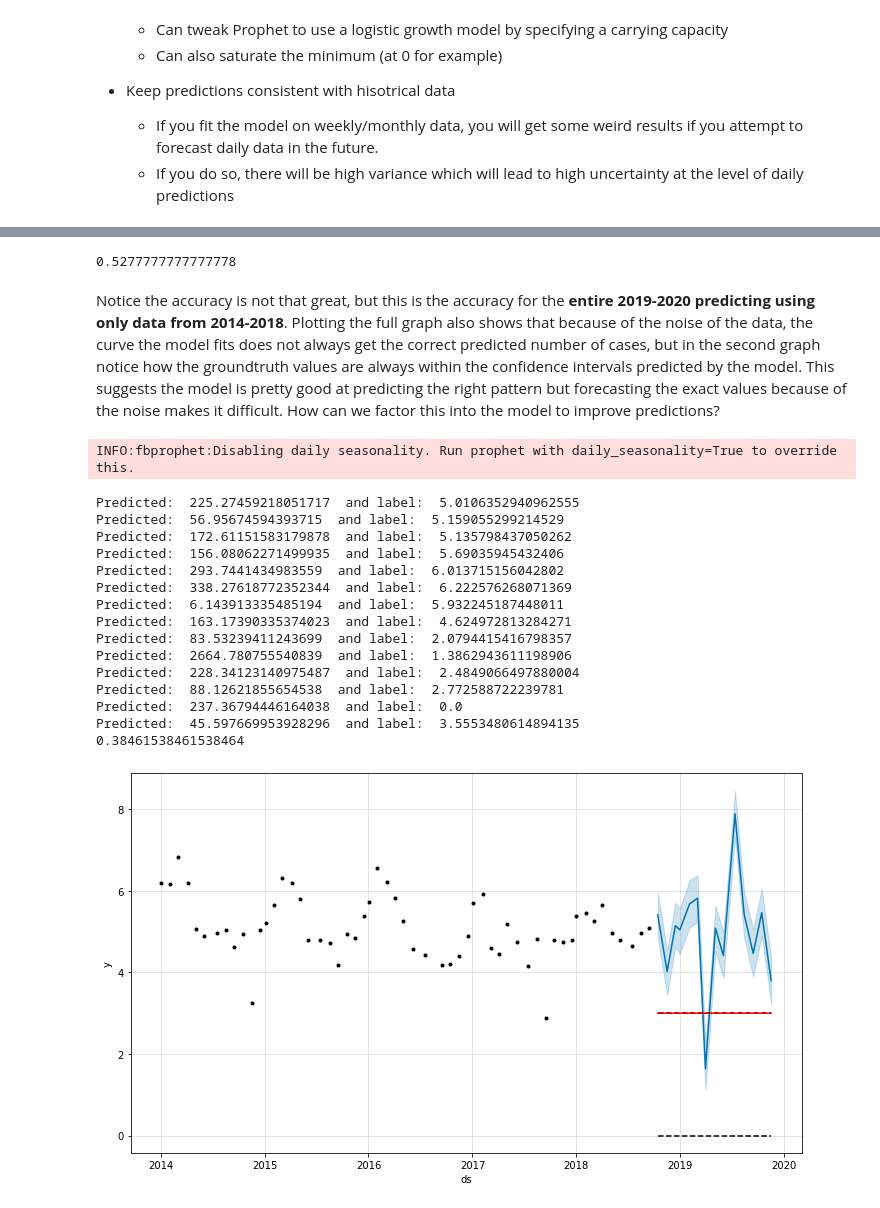
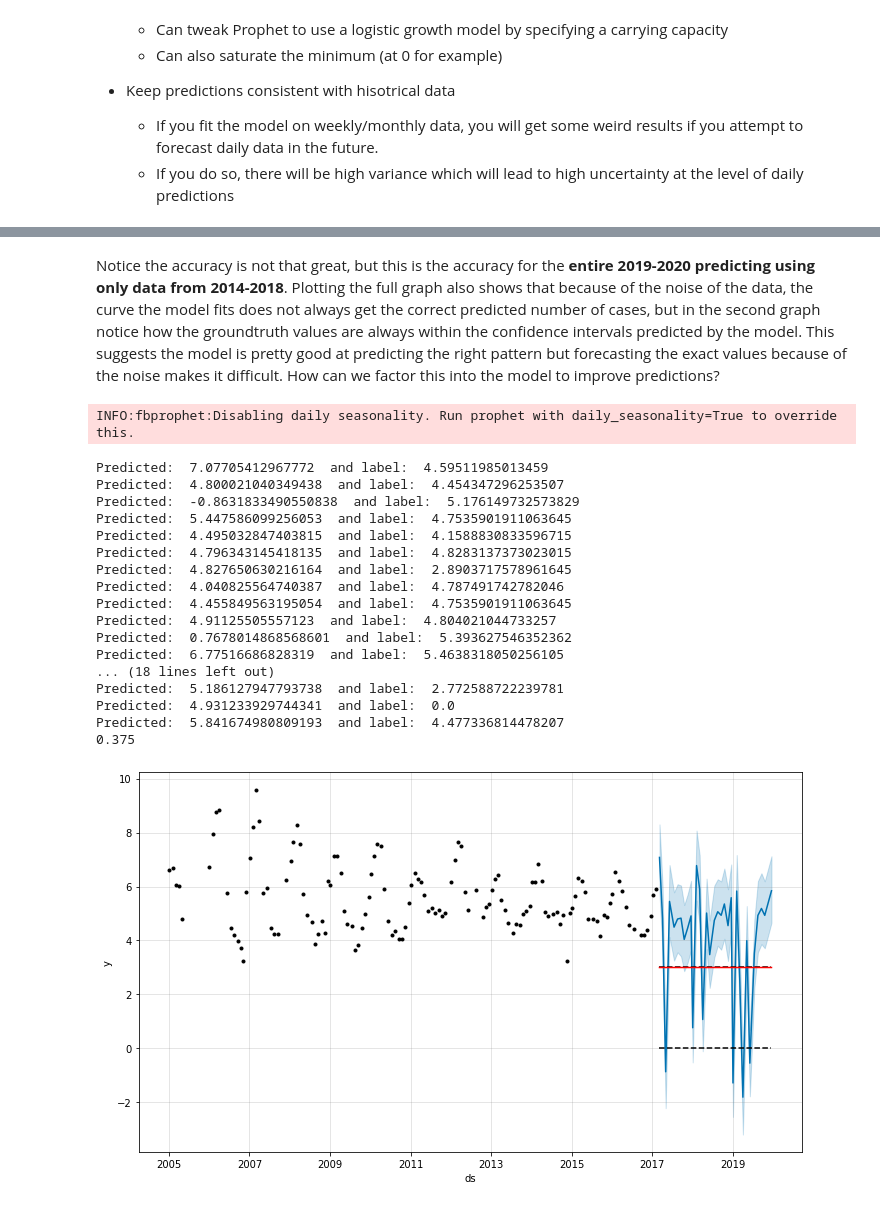
Before and after one commit to amirgamil/Meningitis-Analysis, a Jupyter notebook: Code/Autoregressive Models.ipynb, the cells around one changed output, grey strips where cells are left out. Saved outputs shown, nothing was run; the diff lists cells and outputs as text; code cells hidden in the pictures.

Commit message:
Auto-arima + prophet models

```diff
--- a/Code/Autoregressive Models.ipynb
+++ b/Code/Autoregressive Models.ipynb
@@ -80,6 +78,17 @@ burkina_thresholds = thresholds_weekly_data[1]
 # %%
 #Start by looking at Burkina Faso
 burkina_faso = data.loc[data["Country"] == 1]
+#Data must be positive for a box-cox transformation, so add a small step to all datapoints
+burkina_faso["Cases"] += 1e-5
+
+#transform the input data using a Box-Cox transformation
+cases_values = burkina_faso["Cases"].values
+cases_values, _ = stats.boxcox(cases_values)
+burkina_faso["Cases"] = cases_values
+_, burkina_thresholds = time_series_to_dict(burkina_faso, thresholds_needed=True)
+
+print(burkina_thresholds)
+
 burkina_states = burkina_faso["State"]
 burkina_states = burkina_states.reset_index(drop=True)
 burkina_faso = burkina_faso.drop(columns=["Country", "Deaths", "Summary", "State", "Bordering Countries"])
@@ -377,9 +400,11 @@ Important aspects of model that may need to be tweaked
     * If you fit the model on weekly/monthly data, you will get some weird results if you attempt to forecast daily data in the future.
     * If you do so, there will be high variance which will lead to high uncertainty at the level of daily predictions
 # %%
-m = Prophet(changepoint_range=0.8, changepoint_prior_scale=0.7, seasonality_mode = "additive")
+m = Prophet()
 burkina_faso_prophet = burkina_faso.reset_index()
 burkina_faso_prophet = burkina_faso_prophet.rename(columns={"Date":"ds", "Cases":"y"})
+print(separation)
+print(burkina_faso_prophet)
 train_burkina = burkina_faso_prophet[:separation]
 test_burkina = burkina_faso_prophet[separation:]
 test_burkina = test_burkina.drop(columns=["y"])
@@ -420,23 +475,19 @@ def check_weekly_accuracy():
     print(correct/len(forecast))
 
 
-def check_monthly_accuracy():
+def check_monthly_accuracy(forecast):
     correct = 0
     num = 0
     for i in range(len(forecast)):
         date = forecast.loc[i]["ds"]
         predicted = forecast.loc[forecast["ds"] == date, "yhat"].item()
         groundtruth = burkina_faso_month.loc[burkina_faso_month["ds"] == date, "y"].item()
-        print("Predicted: ", math.exp(predicted) + 1, " and label: ", groundtruth)
+        print("Predicted: ", predicted , " and label: ", groundtruth)
+
         if bool(groundtruth) and abs(groundtruth - predicted)/groundtruth < 0.1:
             correct += 1
         num += bool(groundtruth)
     print(correct/num)
-
-
-check_weekly_accuracy()
-# %% [output]
-0.5277777777777778
 # %% [markdown]
 Notice the accuracy is not that great, but this is the accuracy for the **entire 2019-2020 predicting using only data from 2014-2018**. Plotting the full graph also shows that because of the noise of the data, the curve the model fits does not always get the correct predicted number of cases, but in the second graph notice how the groundtruth values are always within the confidence intervals predicted by the model. This suggests the model is pretty good at predicting the right pattern but forecasting the exact values because of the noise makes it difficult. How can we factor this into the model to improve predictions?
 # %%
@@ -445,47 +496,49 @@ burkina_faso_month["y"] = burkina_faso_month["y"].apply(lambda x: math.log(x+1))
 # %%
 #Testing on monthly data
 
 burkina_faso_month["floor"] = 0
 burkina_faso_month["cap"] = 3
 #Add 1 to prevent log(0)
 
 separation_month = int(0.8 * len(burkina_faso_month))
 
 train_burkina_month = burkina_faso_month[:separation_month]
 test_burkina_month = burkina_faso_month[separation_month:]
 test_burkina_month = test_burkina_month.drop(columns=["y"])
 test_burkina_month = test_burkina_month.reset_index(drop=True)
 model = Prophet(growth = "logistic", seasonality_mode = "additive", weekly_seasonality=False, \
                changepoint_prior_scale=0.3, yearly_seasonality=False).add_seasonality(
                                                                     name="monthly",
                                                                     period=30.5,
                                                                     fourier_order=3).add_seasonality(
                                                                     name="yearly",
                                                                     period=365.25,
                                                                     fourier_order=10)
 model.fit(train_burkina_month)
 #check if monthly forecasts differ to initial (since recall data contains datapoints that span both weekly and monthly)
 #timeframes
 forecast = model.predict(test_burkina_month)
 fig3 = model.plot(forecast)
 a3 = add_changepoints_to_plot(fig3.gca(), model, forecast)
 model_comp = model.plot_components(forecast)
-check_monthly_accuracy()
+check_monthly_accuracy(forecast)
 # %% [output]
 INFO:fbprophet:Disabling daily seasonality. Run prophet with daily_seasonality=True to override this.
-Predicted:  225.27459218051717  and label:  5.0106352940962555
-Predicted:  56.95674594393715  and label:  5.159055299214529
-Predicted:  172.61151583179878  and label:  5.135798437050262
-Predicted:  156.08062271499935  and label:  5.69035945432406
-Predicted:  293.7441434983559  and label:  6.013715156042802
-Predicted:  338.27618772352344  and label:  6.222576268071369
-Predicted:  6.143913335485194  and label:  5.932245187448011
-Predicted:  163.17390335374023  and label:  4.624972813284271
-Predicted:  83.53239411243699  and label:  2.0794415416798357
-Predicted:  2664.780755540839  and label:  1.3862943611198906
-Predicted:  228.34123140975487  and label:  2.4849066497880004
-Predicted:  88.12621855654538  and label:  2.772588722239781
-Predicted:  237.36794446164038  and label:  0.0
-Predicted:  45.597669953928296  and label:  3.5553480614894135
-0.38461538461538464
+Predicted:  7.07705412967772  and label:  4.59511985013459
+Predicted:  4.800021040349438  and label:  4.454347296253507
+Predicted:  -0.8631833490550838  and label:  5.176149732573829
+Predicted:  5.447586099256053  and label:  4.7535901911063645
+Predicted:  4.495032847403815  and label:  4.1588830833596715
+Predicted:  4.796343145418135  and label:  4.8283137373023015
+Predicted:  4.827650630216164  and label:  2.8903717578961645
+Predicted:  4.040825564740387  and label:  4.787491742782046
+Predicted:  4.455849563195054  and label:  4.7535901911063645
+Predicted:  4.91125505557123  and label:  4.804021044733257
+Predicted:  0.7678014868568601  and label:  5.393627546352362
+Predicted:  6.77516686828319  and label:  5.4638318050256105
+... (18 lines left out)
+Predicted:  5.186127947793738  and label:  2.772588722239781
+Predicted:  4.931233929744341  and label:  0.0
+Predicted:  5.841674980809193  and label:  4.477336814478207
+0.375
-[figure, old version]
+[figure, new version]
```
Also changed, not shown: parts of 25 cells of this notebook, 3 other files.
